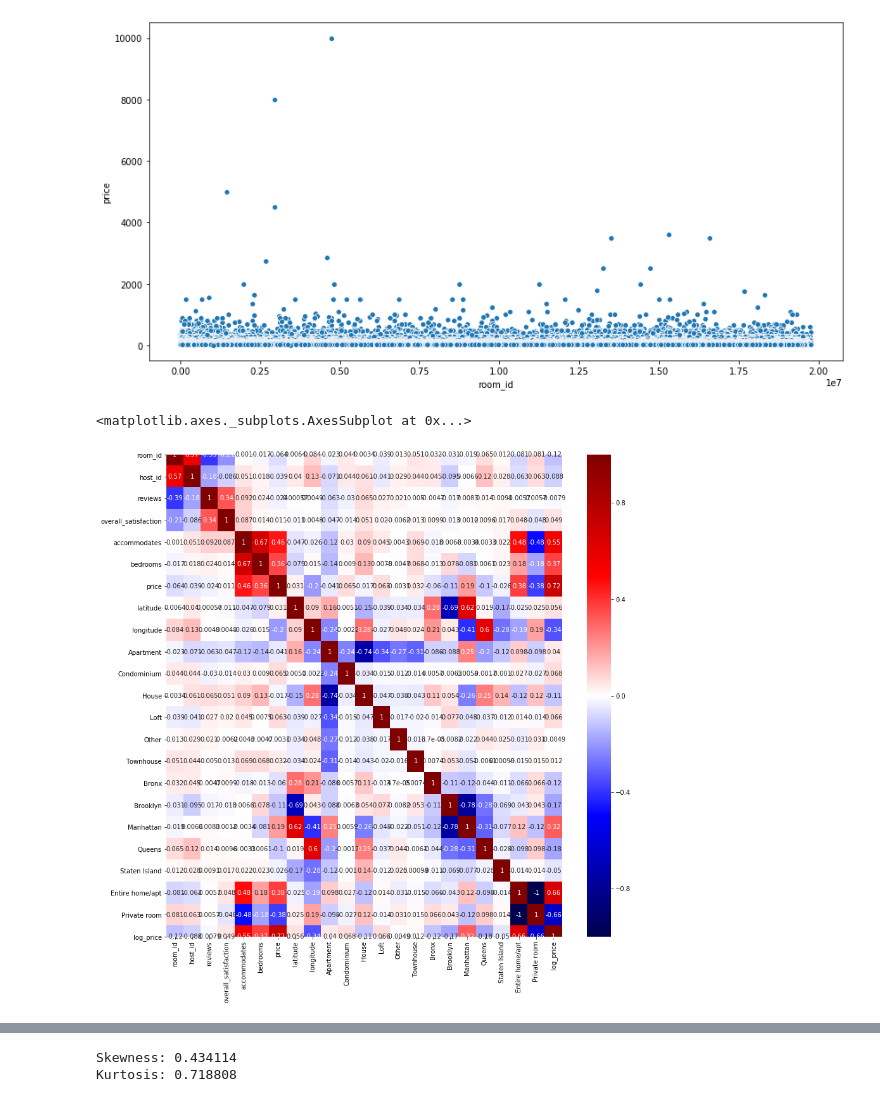
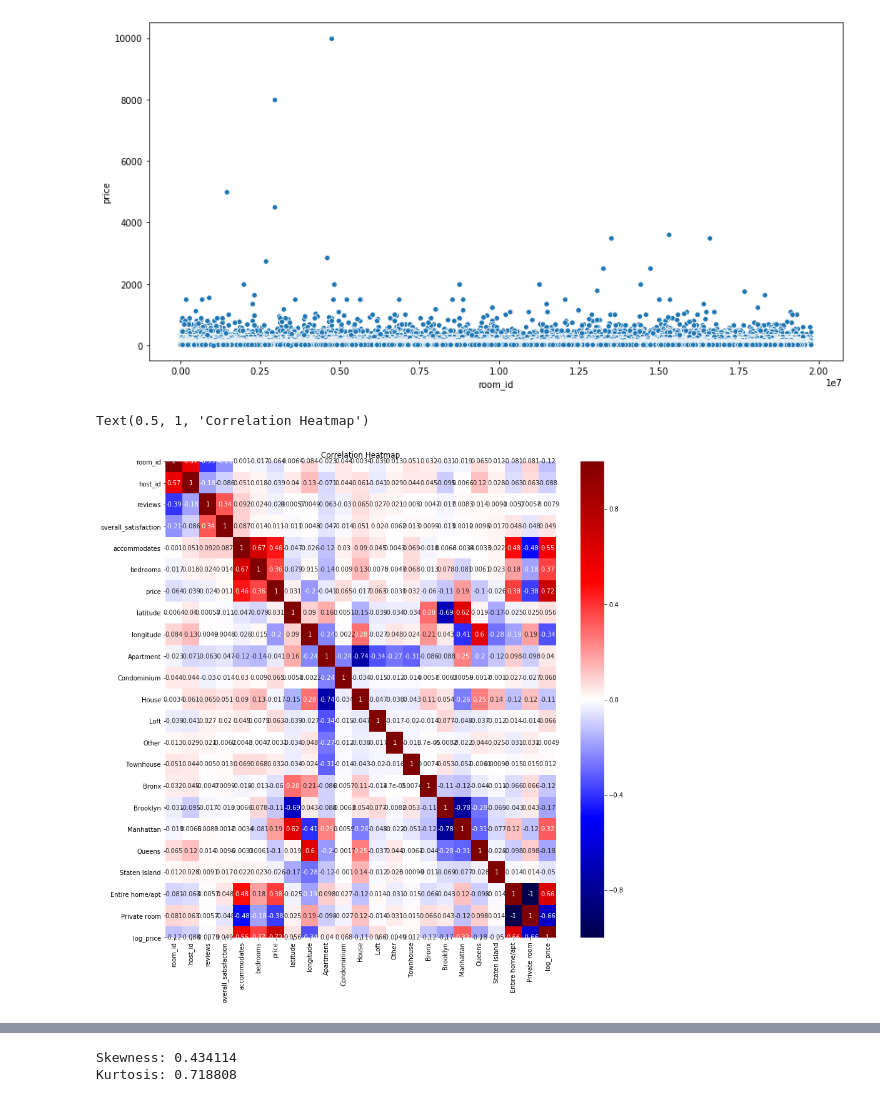
Before and after one commit to bellisor/mod2-TeamLoneWolf, a Jupyter notebook: mod2_index.ipynb, the cells around one changed output, grey strips where cells are left out. Saved outputs shown, nothing was run; the diff lists cells and outputs as text; code cells hidden in the pictures.

```diff
--- a/mod2_index.ipynb
+++ b/mod2_index.ipynb
@@ -466,7 +506,9 @@ sns.scatterplot(data = df, x = df['room_id'], y = df['price'])
 # %%
 # Heatmap correlation
 plt.figure(figsize = (14,14))
 sns.heatmap(df.corr(), cmap="seismic", annot=True, vmin=-1, vmax=1)
+
+plt.title('Correlation Heatmap')
 # %% [output]
-<matplotlib.axes._subplots.AxesSubplot at 0x...>
+Text(0.5, 1, 'Correlation Heatmap')
-[figure, old version]
+[figure, new version]
```
Also changed, not shown: parts of 15 cells of this notebook.
